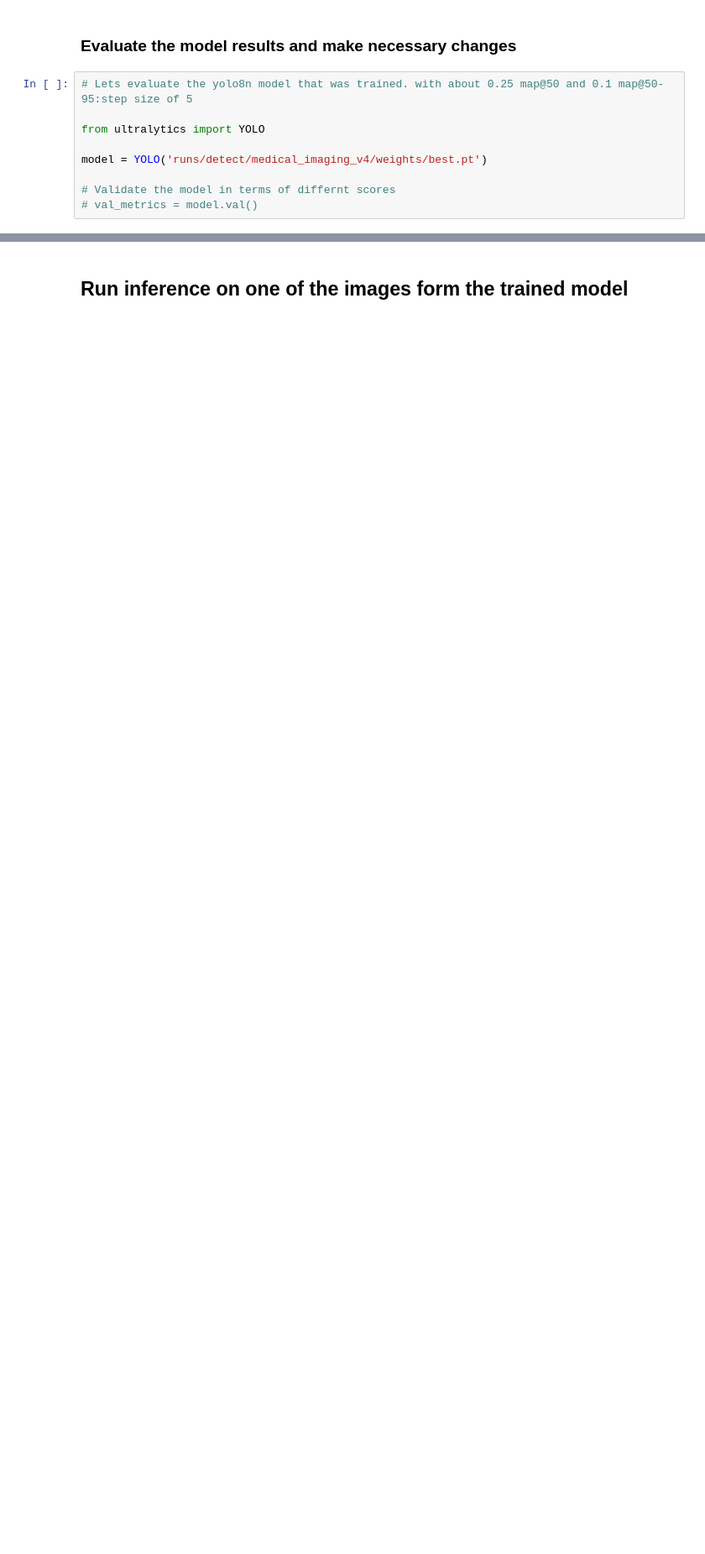
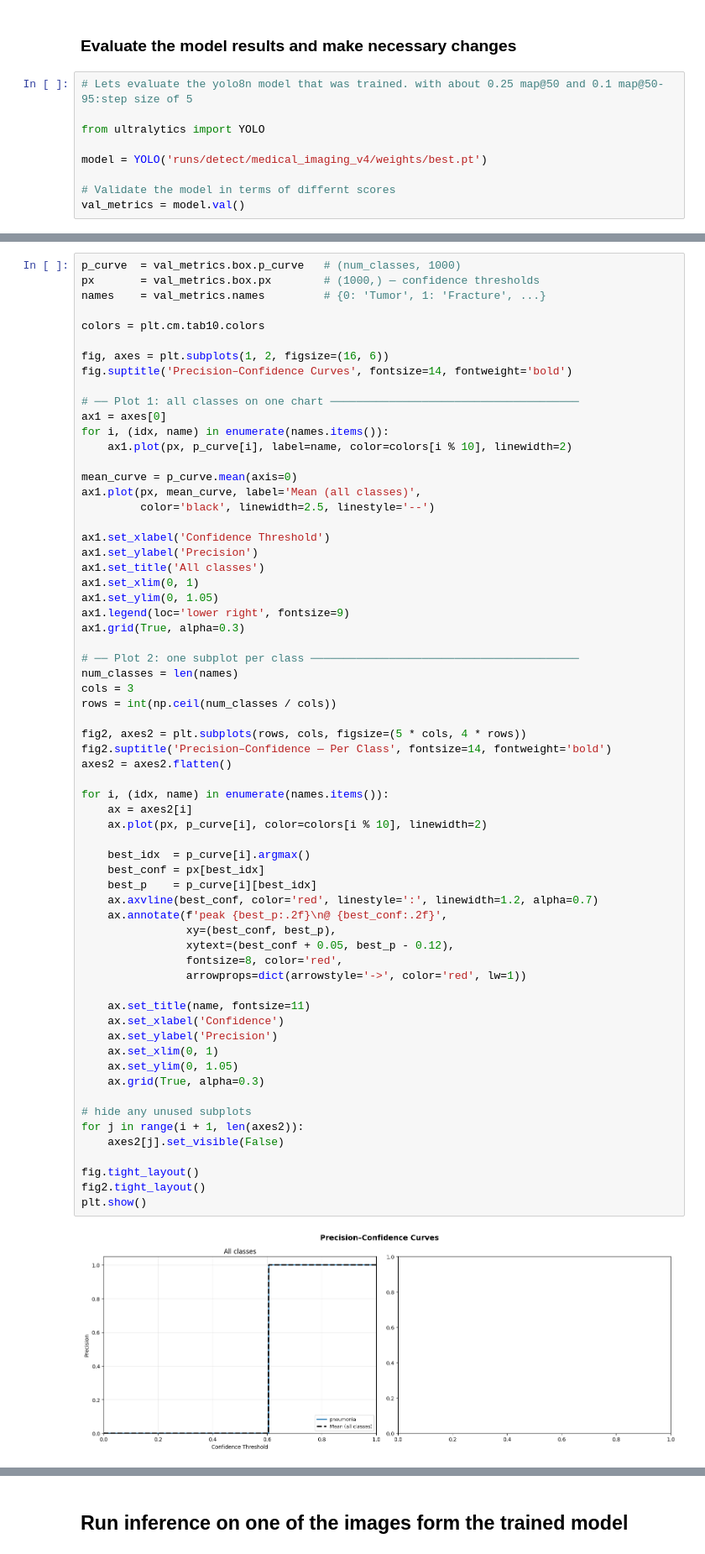
Before and after one commit to kmsmeng/Pneumonia-Detection-Model, a Jupyter notebook: main.ipynb, the cells around one changed output, grey strips where cells are left out. Shown at 84% size. Saved outputs shown, nothing was run; the diff lists cells and outputs as text; blank space fills up the shorter version.

```diff
--- a/main.ipynb
+++ b/main.ipynb
@@ -1538,4 +1673,4 @@ from ultralytics import YOLO
 model = YOLO('runs/detect/medical_imaging_v4/weights/best.pt')
 
 # Validate the model in terms of differnt scores
-# val_metrics = model.val()
+val_metrics = model.val()
@@ -1541,0 +1757,66 @@ model = YOLO('runs/detect/medical_imaging_v4/weights/best.pt')
+# %%
+p_curve  = val_metrics.box.p_curve   # (num_classes, 1000)
+px       = val_metrics.box.px        # (1000,) — confidence thresholds
+names    = val_metrics.names         # {0: 'Tumor', 1: 'Fracture', ...}
+
+colors = plt.cm.tab10.colors
+
+fig, axes = plt.subplots(1, 2, figsize=(16, 6))
+fig.suptitle('Precision–Confidence Curves', fontsize=14, fontweight='bold')
+
+# ── Plot 1: all classes on one chart ──────────────────────────────────────
+ax1 = axes[0]
+for i, (idx, name) in enumerate(names.items()):
+    ax1.plot(px, p_curve[i], label=name, color=colors[i % 10], linewidth=2)
+
+mean_curve = p_curve.mean(axis=0)
+ax1.plot(px, mean_curve, label='Mean (all classes)',
+         color='black', linewidth=2.5, linestyle='--')
+
+ax1.set_xlabel('Confidence Threshold')
+ax1.set_ylabel('Precision')
+ax1.set_title('All classes')
+ax1.set_xlim(0, 1)
+ax1.set_ylim(0, 1.05)
+ax1.legend(loc='lower right', fontsize=9)
+ax1.grid(True, alpha=0.3)
+
+# ── Plot 2: one subplot per class ─────────────────────────────────────────
+num_classes = len(names)
+cols = 3
+rows = int(np.ceil(num_classes / cols))
+
+fig2, axes2 = plt.subplots(rows, cols, figsize=(5 * cols, 4 * rows))
+fig2.suptitle('Precision–Confidence — Per Class', fontsize=14, fontweight='bold')
+axes2 = axes2.flatten()
+
+for i, (idx, name) in enumerate(names.items()):
+    ax = axes2[i]
+    ax.plot(px, p_curve[i], color=colors[i % 10], linewidth=2)
+
+    best_idx  = p_curve[i].argmax()
+    best_conf = px[best_idx]
+    best_p    = p_curve[i][best_idx]
+    ax.axvline(best_conf, color='red', linestyle=':', linewidth=1.2, alpha=0.7)
+    ax.annotate(f'peak {best_p:.2f}\n@ {best_conf:.2f}',
+                xy=(best_conf, best_p),
+                xytext=(best_conf + 0.05, best_p - 0.12),
+                fontsize=8, color='red',
+                arrowprops=dict(arrowstyle='->', color='red', lw=1))
+
+    ax.set_title(name, fontsize=11)
+    ax.set_xlabel('Confidence')
+    ax.set_ylabel('Precision')
+    ax.set_xlim(0, 1)
+    ax.set_ylim(0, 1.05)
+    ax.grid(True, alpha=0.3)
+
+# hide any unused subplots
+for j in range(i + 1, len(axes2)):
+    axes2[j].set_visible(False)
+
+fig.tight_layout()
+fig2.tight_layout()
+plt.show()
+# %% [output]
+[figure, added]
```
Also changed, not shown: parts of 40 cells of this notebook, 2 other files.
